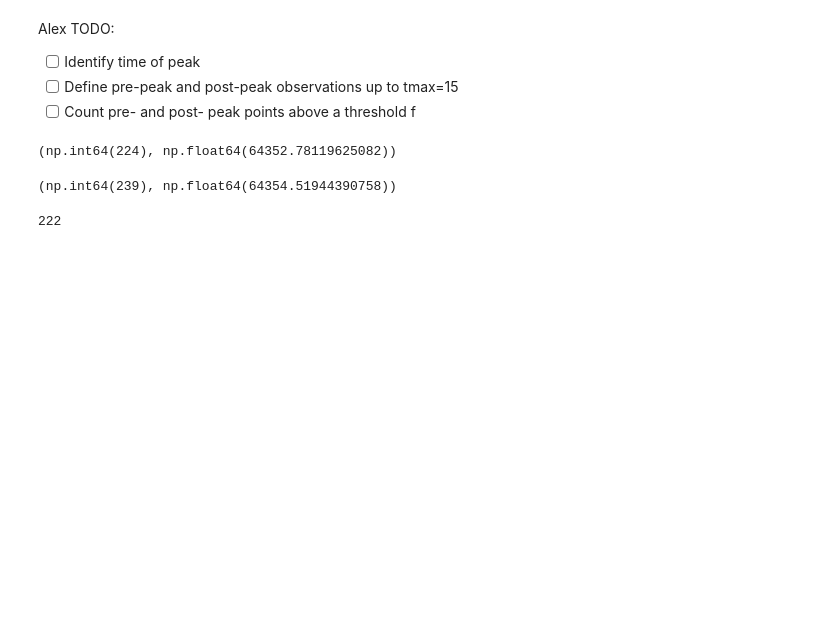
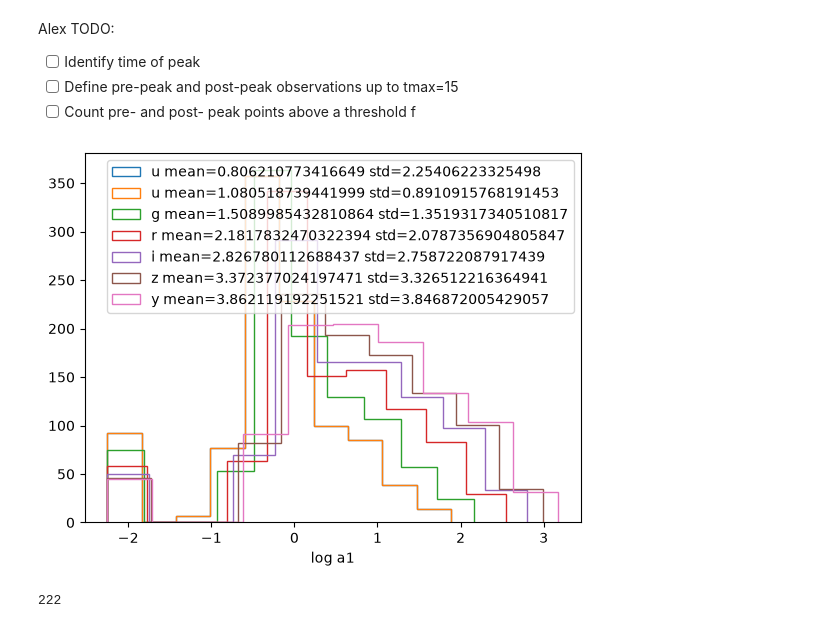
Before and after one commit to SHDaniels/infant_Ia_model, a Jupyter notebook: redback_shock_cooling.ipynb, the cells around one changed output. Drawn from its saved outputs; the diff is of its cells as text; code cells hidden in the pictures; blank space fills up the shorter version.

```diff
--- a/redback_shock_cooling.ipynb
+++ b/redback_shock_cooling.ipynb
@@ -178,16 +187,49 @@ Alex TODO:
 - [ ] Define pre-peak and post-peak observations up to tmax=15
 - [ ] Count pre- and post- peak points above a threshold f
 # %%
+# split for testing purposes, will do array-wise next
 def find_t_peak(lc, band):
     ipeak = np.argmax(lc[band])
     tpeak = lc['times'][ipeak]
     return ipeak, tpeak
+
+def find_a1s(lcs, bands=('u', 'g', 'r', 'i', 'z', 'y')):
+    a1s = {}
+    for band in bands:
+        a1 = []
+        for i, lc in enumerate(lcs['lightcurve']):
+            a1.append(find_t_peak(lc, band)[1] - t0)
+        a1s['a1'+band] = a1
+    return a1s
-# %%
-find_t_peak(lc, 'g')
-# %% [output]
-(np.int64(224), np.float64(64352.78119625082))
-# %%
-find_t_peak(lc, 'r')
-# %% [output]
-(np.int64(239), np.float64(64354.51944390758))
+# %%
+a1s = find_a1s(lcs)
+# %%
+bands = 'ugrizy'
+# fig, axs = plt.subplots(len(bands),1)
+# which_param = 'kappa'# "redshift" "v_shock" "m_env" "f_rho_m" "radius" "kappa"
+for b, band in enumerate(bands):
+    # ax = axs[b]
+    # plt.hist(np.log(a1s['a1'+band]), histtype='step', label=band+
+             # ' mean=' +str(np.exp(np.mean(np.log(a1s['a1'+band]))))+
+             # ' std='+str(np.exp(np.std(np.log(a1s['a1'+band])))))
+    plt.hist(np.log(a1s['a1'+band]), histtype='step', label=band+
+             ' mean=' +str(np.mean(a1s['a1'+band]))+
+             ' std='+str(np.std(a1s['a1'+band])))
+    # plt.scatter(graph_state['source'][which_param], np.log(a1s['a1'+band]), label=band, s=1)
+#     for i in range(10):
+#         # plt.plot(lc['times'],lc['g'])
+#         lc = lcs['lightcurve'][i]
+#         ax.plot((np.array(lc['times'][:1000])*u.day), (np.array(lc[band][:1000])* u.nJy).to(u.ABmag, equivalencies=u.spectral()),
+#                c=cmap(clims[i]))
+#     ax.set_title(band)
+#     ax.invert_yaxis()
+# # plt.axvline(t0)
+# plt.colorbar(plt.cm.ScalarMappable(norm=mpl.colors.Normalize(lo, hi), cmap=cmap),
+#               ax=axs, label=which_param)
+plt.xlabel('log a1')
+# plt.title(which_param)
+plt.legend()
+plt.show()
+# %% [output]
+[figure, added]
 # %%
```
Also changed, not shown: parts of 27 cells of this notebook.
